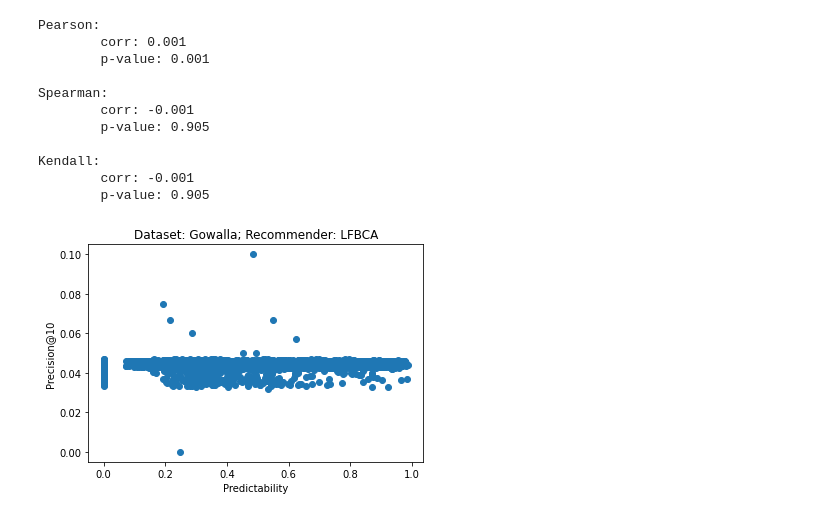
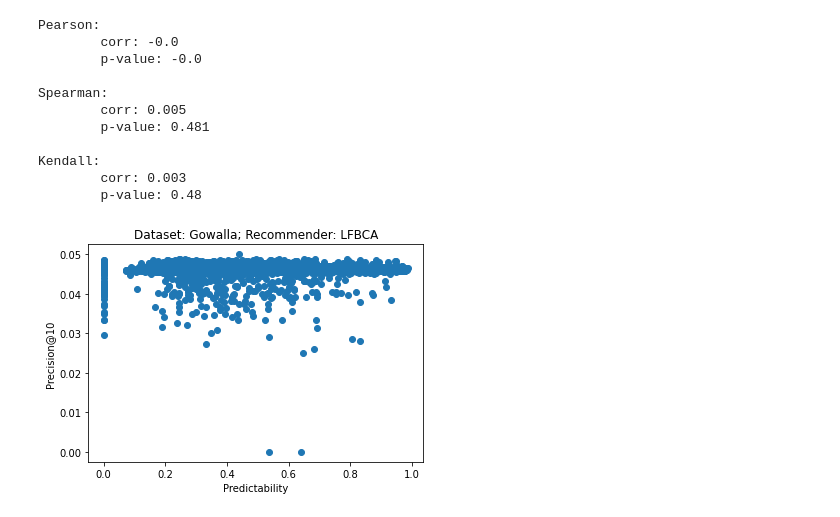
Before and after one commit to hugodavilat/recomendadores, a Jupyter notebook: merge_results/merged.ipynb, the cells around one changed output. Cells and saved outputs as stored; diff of their text form; code cells hidden in the pictures.

```diff
--- a/merge_results/merged.ipynb
+++ b/merge_results/merged.ipynb
@@ -34,21 +34,21 @@ def get_corr(x, y):
     print(f'Spearman:\n\tcorr: {round(spearman.correlation, 3)}\n\tp-value: {round(spearman.pvalue, 3)}\n')
     print(f'Kendall:\n\tcorr: {round(kendall.correlation, 3)}\n\tp-value: {round(kendall.pvalue, 3)}\n')
 # %%
-ds, rc = 'gowalla', 'lfbca'
+ds, rc = 'gow', 'lfbca'
 precs10, precs50, precs100, recs, preds = get_result(ds, rc)
 plt_chart(preds, precs10, 'Dataset: Gowalla; Recommender: LFBCA', 'Predictability', 'Precision@10')
 get_corr(preds, precs10)
 # %% [output]
 Pearson:
-        corr: 0.001
-        p-value: 0.001
+        corr: -0.0
+        p-value: -0.0
 
 Spearman:
-        corr: -0.001
-        p-value: 0.905
+        corr: 0.005
+        p-value: 0.481
 
 Kendall:
-        corr: -0.001
-        p-value: 0.905
+        corr: 0.003
+        p-value: 0.48
-[figure, old version]
+[figure, new version]
 # %%
```
Also changed, not shown: parts of 11 cells of this notebook, 7 other files.
